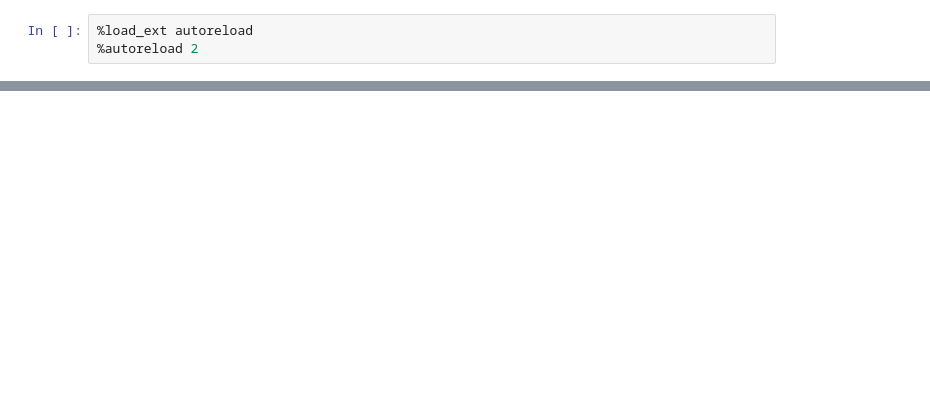
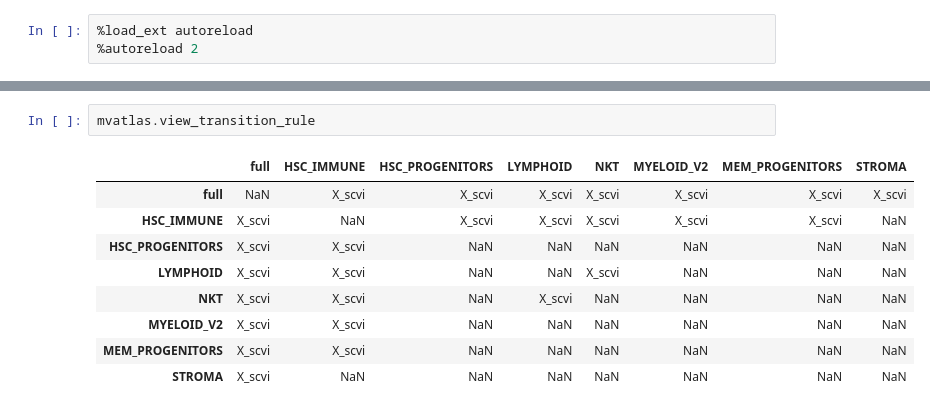
Before and after one commit to scverse-bot/multi-view-atlas, a Jupyter notebook: test_multi_view_atlas.ipynb, the cells around one changed output, grey strips where cells are left out. Cells and saved outputs as stored; diff of their text form; blank space fills up the shorter version.

```diff
--- a/test_multi_view_atlas.ipynb
+++ b/test_multi_view_atlas.ipynb
@@ -139,0 +121,12 @@ mva.pl.multiview_embedding(mvatlas.mdata, view='NKT', color='anno_lvl_2_final_cl
+# %%
+mvatlas.view_transition_rule
+# %% [output]
+|  | full | HSC_IMMUNE | HSC_PROGENITORS | LYMPHOID | NKT | MYELOID_V2 | MEM_PROGENITORS | STROMA |
+| full | NaN | X_scvi | X_scvi | X_scvi | X_scvi | X_scvi | X_scvi | X_scvi |
+| HSC_IMMUNE | X_scvi | NaN | X_scvi | X_scvi | X_scvi | X_scvi | X_scvi | NaN |
+| HSC_PROGENITORS | X_scvi | X_scvi | NaN | NaN | NaN | NaN | NaN | NaN |
+| LYMPHOID | X_scvi | X_scvi | NaN | NaN | X_scvi | NaN | NaN | NaN |
+| NKT | X_scvi | X_scvi | NaN | X_scvi | NaN | NaN | NaN | NaN |
+| MYELOID_V2 | X_scvi | X_scvi | NaN | NaN | NaN | NaN | NaN | NaN |
+| MEM_PROGENITORS | X_scvi | X_scvi | NaN | NaN | NaN | NaN | NaN | NaN |
+| STROMA | X_scvi | NaN | NaN | NaN | NaN | NaN | NaN | NaN |
```
Also changed, not shown: parts of 36 cells of this notebook, 1 other file.
